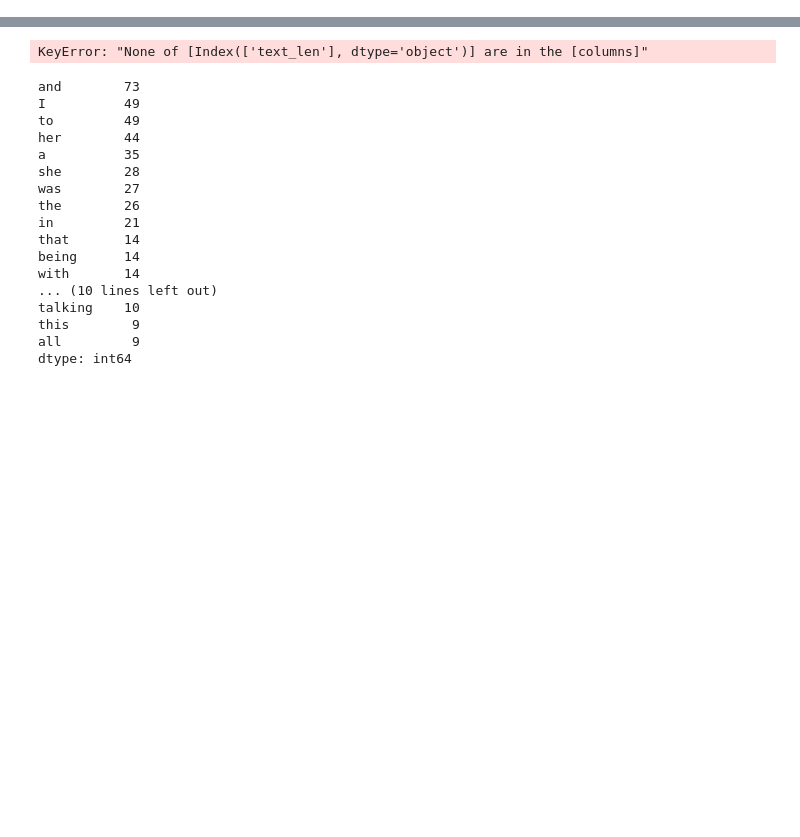
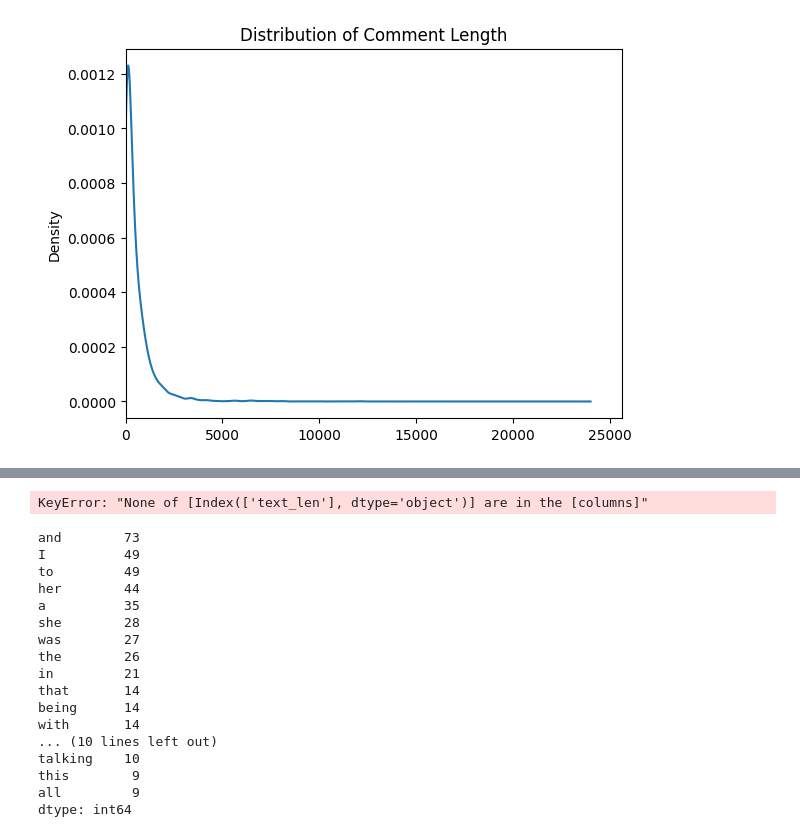
Before and after one commit to aliraeisdanaei/Doomer_Analysis, a Jupyter notebook: data_processing.ipynb, the cells around one changed output, grey strips where cells are left out. Cells and saved outputs as stored; diff of their text form; code cells hidden in the pictures; blank space fills up the shorter version.

```diff
--- a/data_processing.ipynb
+++ b/data_processing.ipynb
@@ -40,0 +38,15 @@ df = clean_text(df)
+# %%
+doomer_posts = doomer_posts.drop(["body"], axis=1)
+# %%
+doomer_posts = doomer_posts.drop(["index", "type", "parentId", "subreddit", "link"], axis=1)
+# %%
+doomer_posts = doomer_posts.reset_index()
+# %%
+doomer_posts['text_len'] = doomer_posts['selftext'].apply(len)
+# %%
+plt2 = doomer_posts['text_len'].plot(kind='kde',
+    title="Distribution of Comment Length",
+    xlabel='Comment Length',
+    xlim=0)
+# %% [output]
+[figure, added]
```
Also changed, not shown: parts of 14 cells of this notebook, 11 other files.
